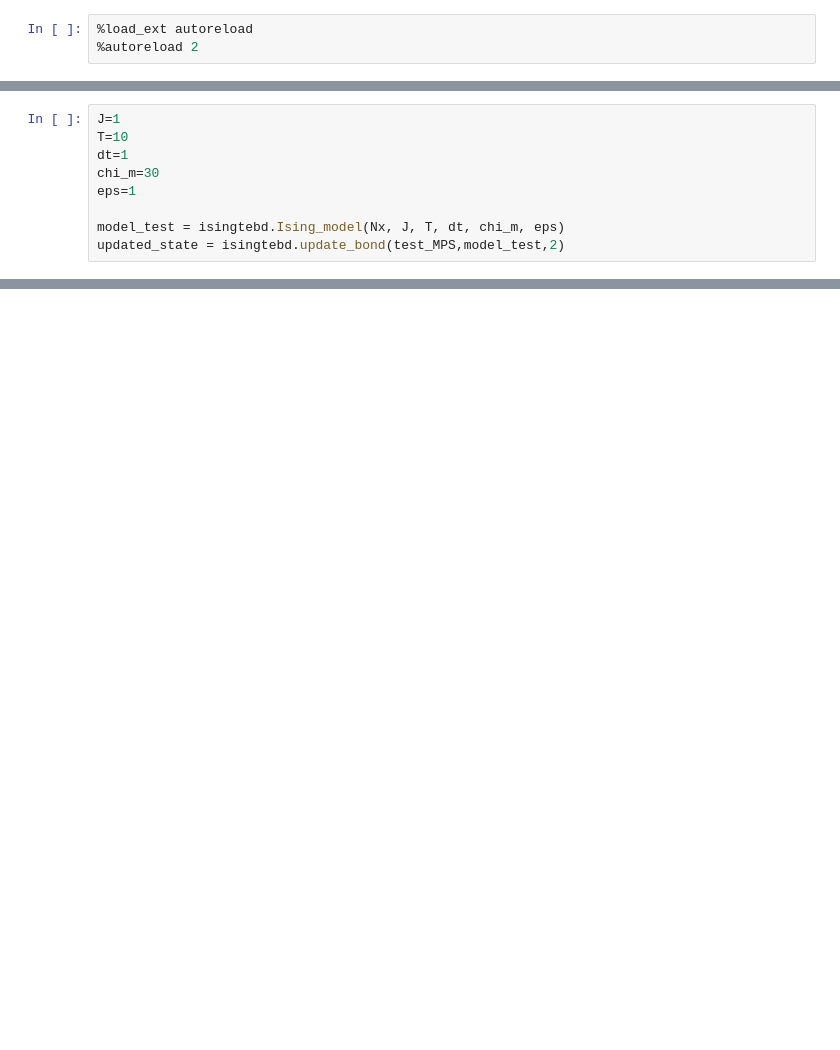
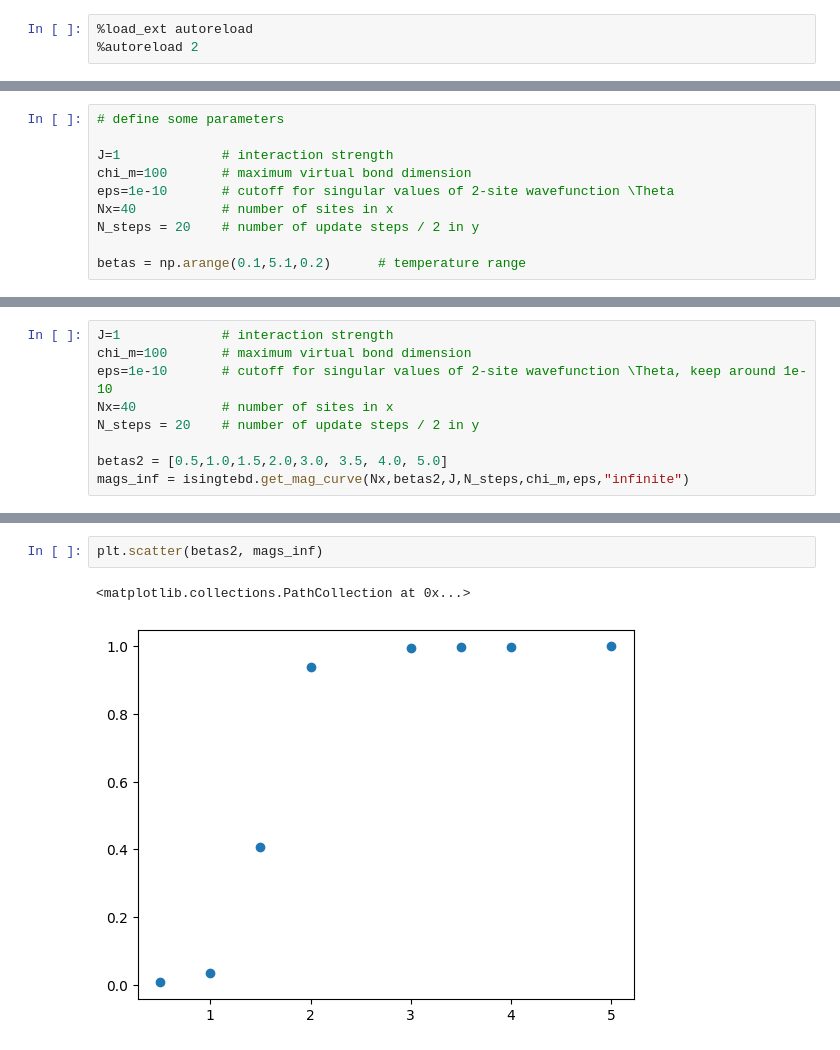
Before and after one commit to minalouschleith/ising-tebd, a Jupyter notebook: results/presentation.ipynb, the cells around one changed output, grey strips where cells are left out. Saved outputs shown, nothing was run; the diff lists cells and outputs as text; blank space fills up the shorter version.

```diff
--- a/results/presentation.ipynb
+++ b/results/presentation.ipynb
@@ -18,9 +58,10 @@ print(test_MPS.Bs)
 # %%
-J=1
-T=10
-dt=1
-chi_m=30
-eps=1
+# define some parameters
 
-model_test = isingtebd.Ising_model(Nx, J, T, dt, chi_m, eps)
-updated_state = isingtebd.update_bond(test_MPS,model_test,2)
+J=1             # interaction strength
+chi_m=100       # maximum virtual bond dimension
+eps=1e-10       # cutoff for singular values of 2-site wavefunction \Theta
+Nx=40           # number of sites in x
+N_steps = 20    # number of update steps / 2 in y
+
+betas = np.arange(0.1,5.1,0.2)      # temperature range
@@ -38,0 +110,9 @@ len(WS)
+# %%
+J=1             # interaction strength
+chi_m=100       # maximum virtual bond dimension
+eps=1e-10       # cutoff for singular values of 2-site wavefunction \Theta, keep around 1e-10
+Nx=40           # number of sites in x
+N_steps = 20    # number of update steps / 2 in y
+
+betas2 = [0.5,1.0,1.5,2.0,3.0, 3.5, 4.0, 5.0]
+mags_inf = isingtebd.get_mag_curve(Nx,betas2,J,N_steps,chi_m,eps,"infinite")
@@ -38,0 +137,5 @@ len(WS)
+# %%
+plt.scatter(betas2, mags_inf)
+# %% [output]
+<matplotlib.collections.PathCollection at 0x...>
+[figure, added]
```
Also changed, not shown: parts of 18 cells of this notebook.
